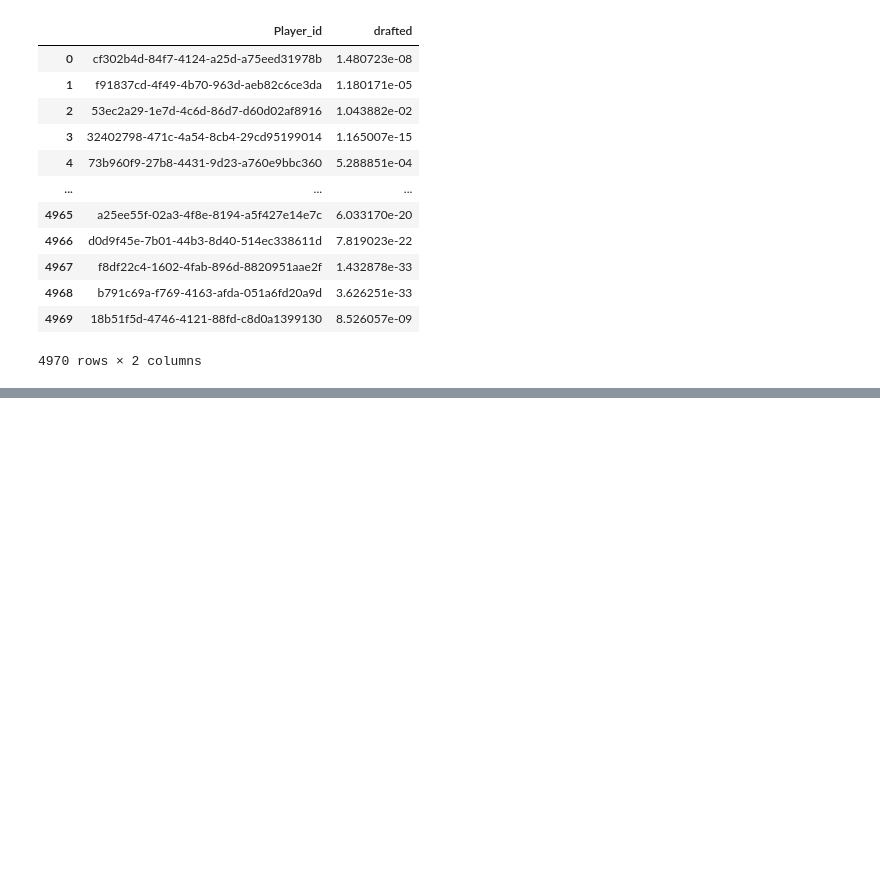
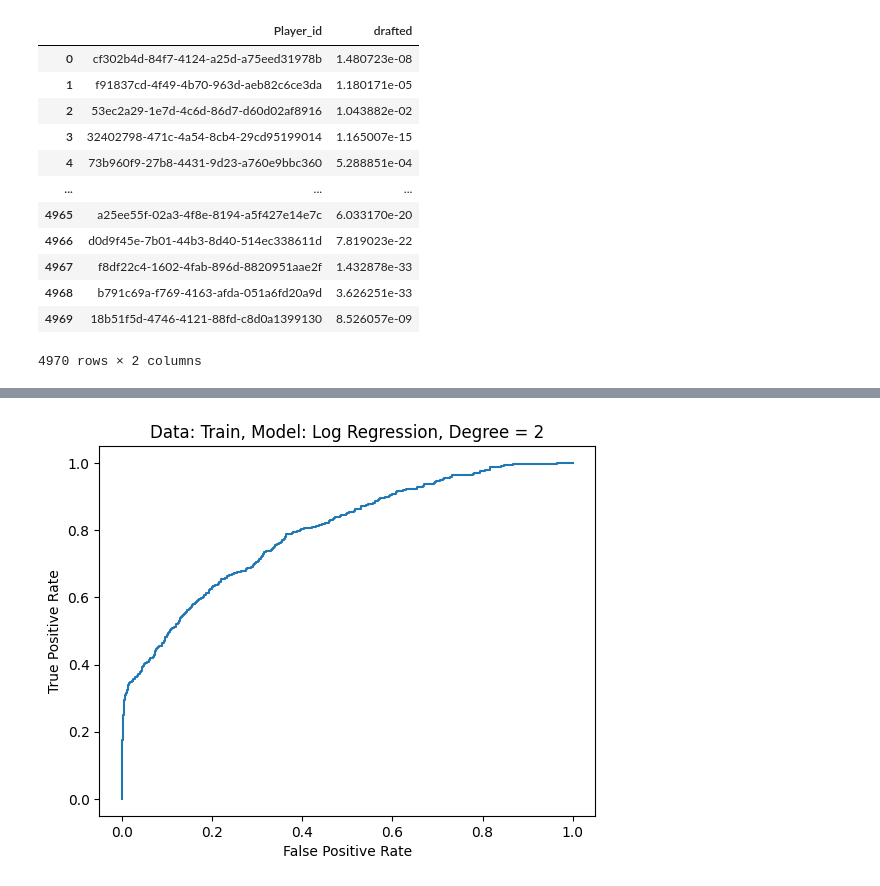
Before and after one commit to tahmislam21/Advanced-ML---Kaggle-Competition, a Jupyter notebook: notebooks/Islam_Tahmidul-24587139-Week1_LogisticRegression.ipynb, the cells around one changed output, grey strips where cells are left out. Saved outputs shown, nothing was run; the diff lists cells and outputs as text; code cells hidden in the pictures; blank space fills up the shorter version.

```diff
--- a/notebooks/Islam_Tahmidul-24587139-Week1_LogisticRegression.ipynb
+++ b/notebooks/Islam_Tahmidul-24587139-Week1_LogisticRegression.ipynb
@@ -242,5 +245,5 @@ dump(poly, '../models/poly.joblib')
 # %% [output]
 ['../models/poly.joblib']
 # %%
-X_train_pca = poly.fit_transform(X_train_pca)
+X_poly_train_pca = poly_2.fit_transform(X_train_pca)
 # %%
@@ -253,7 +256,7 @@ from sklearn.linear_model import LogisticRegression
 # %%
 reg = LogisticRegression()
 # %%
-clf = reg.fit(X_train_pca, y_train)
+clf = reg.fit(X_poly_train_pca, y_train)
 # %% [output]
 STOP: TOTAL NO. of ITERATIONS REACHED LIMIT.
 
@@ -316,0 +339,13 @@ df_scores
+# %%
+y_score_train = clf.predict_proba(X_poly_train_pca)[:, 1]
+# %%
+fpr, tpr, _ = metrics.roc_curve(y_train,  y_score_train)
+# %%
+plt.plot(fpr,tpr)
+plt.ylabel('True Positive Rate')
+plt.xlabel('False Positive Rate')
+plt.title('Data: Train, Model: Log Regression, Degree = 2')
+
+plt.savefig('../reports/figures/Train_LogReg_Deg2.png')
+# %% [output]
+[figure, added]
```
Also changed, not shown: parts of 45 cells of this notebook, 20 other files.
